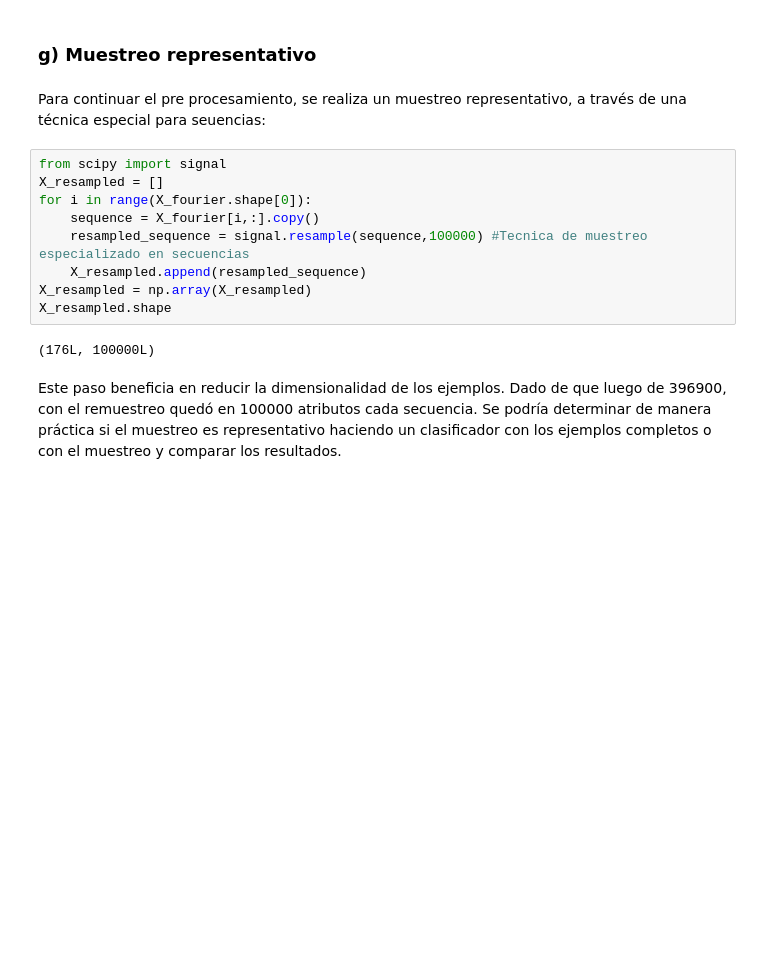
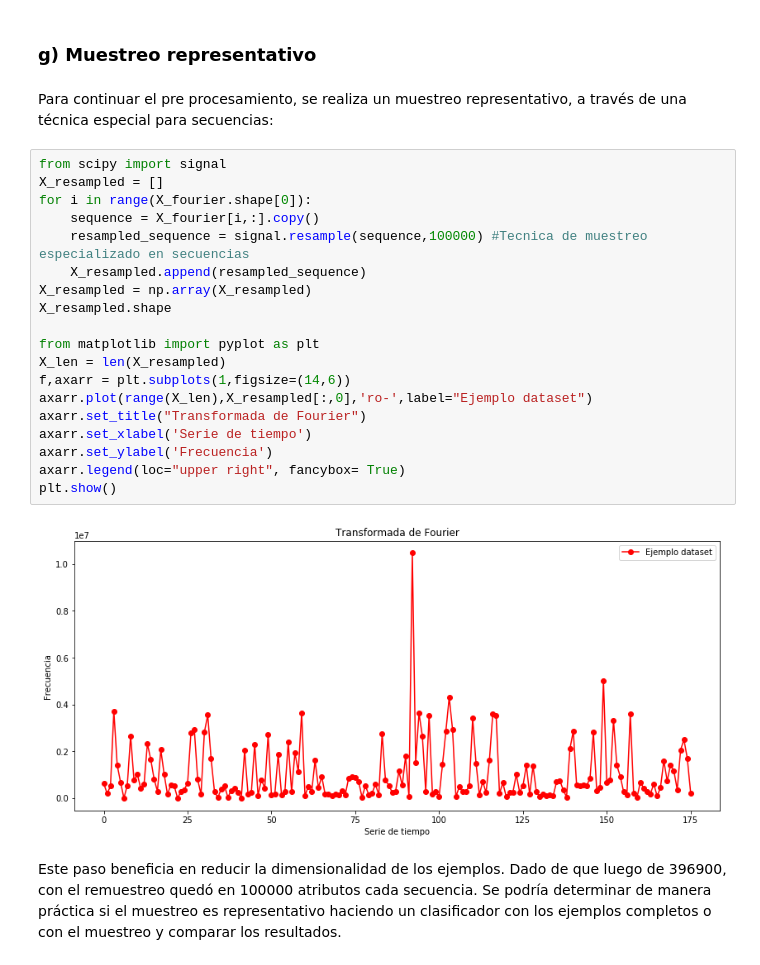
Before and after one commit to F4BI4NFF/MachineLearning2, a Jupyter notebook: Analisis de audios como datos brutos.ipynb, the cells around one changed output. Drawn from its saved outputs; the diff is of its cells as text; blank space fills up the shorter version.

```diff
--- a/Analisis de audios como datos brutos.ipynb
+++ b/Analisis de audios como datos brutos.ipynb
@@ -223,18 +221,28 @@ En esta línea de código se realiza una transformada de fourier discreta para p
 # %% [markdown]
 ### g) Muestreo representativo
 # %% [markdown]
-Para continuar el pre procesamiento, se realiza un muestreo representativo, a través de una técnica especial para seuencias:
+Para continuar el pre procesamiento, se realiza un muestreo representativo, a través de una técnica especial para secuencias:
 # %%
 from scipy import signal
 X_resampled = []
 for i in range(X_fourier.shape[0]):
     sequence = X_fourier[i,:].copy()
     resampled_sequence = signal.resample(sequence,100000) #Tecnica de muestreo especializado en secuencias
     X_resampled.append(resampled_sequence)
 X_resampled = np.array(X_resampled)
 X_resampled.shape
+
+from matplotlib import pyplot as plt
+X_len = len(X_resampled)
+f,axarr = plt.subplots(1,figsize=(14,6))
+axarr.plot(range(X_len),X_resampled[:,0],'ro-',label="Ejemplo dataset")
+axarr.set_title("Transformada de Fourier")
+axarr.set_xlabel('Serie de tiempo')
+axarr.set_ylabel('Frecuencia')
+axarr.legend(loc="upper right", fancybox= True)
+plt.show()
 # %% [output]
-(176L, 100000L)
+[figure, added]
 # %% [markdown]
 Este paso beneficia en reducir la dimensionalidad de los ejemplos. Dado de que luego de 396900, con el remuestreo quedó en 100000 atributos cada secuencia.
 Se podría determinar de manera práctica si el muestreo es representativo haciendo un clasificador con los ejemplos completos o con el muestreo y comparar los resultados.
```
Also changed, not shown: parts of 54 cells of this notebook.
